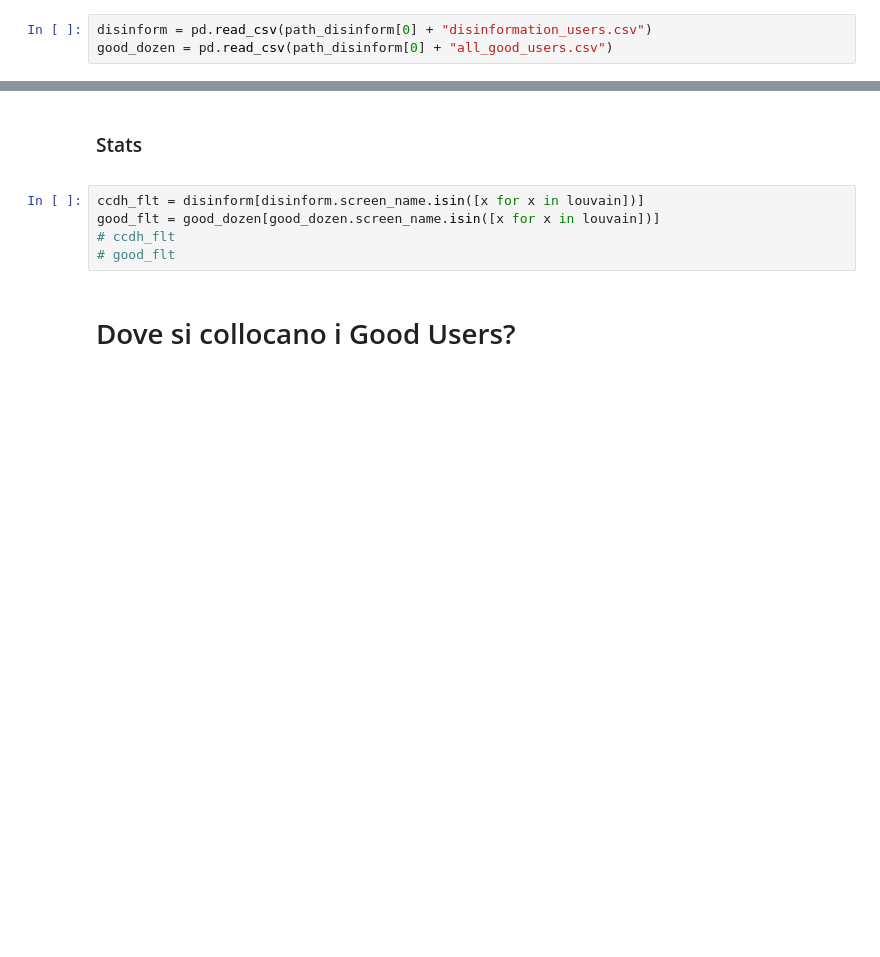
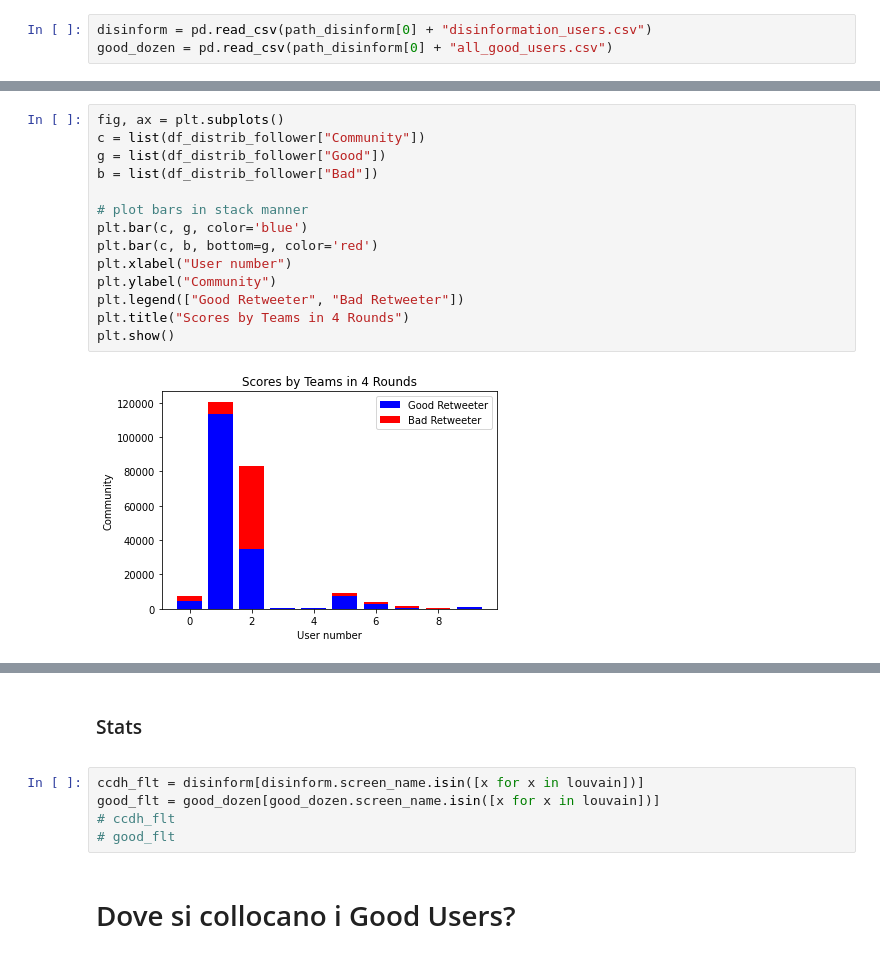
Before and after one commit to gi-ux/BachelorProject, a Jupyter notebook: notebook/network/Retweet_Network.ipynb, the cells around one changed output, grey strips where cells are left out. Drawn from its saved outputs; the diff is of its cells as text; blank space fills up the shorter version.

```diff
--- a/notebook/network/Retweet_Network.ipynb
+++ b/notebook/network/Retweet_Network.ipynb
@@ -371,0 +445,16 @@ good_dozen = pd.read_csv(path_disinform[0] + "all_good_users.csv")
+# %%
+fig, ax = plt.subplots()
+c = list(df_distrib_follower["Community"])
+g = list(df_distrib_follower["Good"])
+b = list(df_distrib_follower["Bad"])
+
+# plot bars in stack manner
+plt.bar(c, g, color='blue')
+plt.bar(c, b, bottom=g, color='red')
+plt.xlabel("User number")
+plt.ylabel("Community")
+plt.legend(["Good Retweeter", "Bad Retweeter"])
+plt.title("Scores by Teams in 4 Rounds")
+plt.show()
+# %% [output]
+[figure, added]
```
Also changed, not shown: parts of 15 cells of this notebook, 6 other files.
